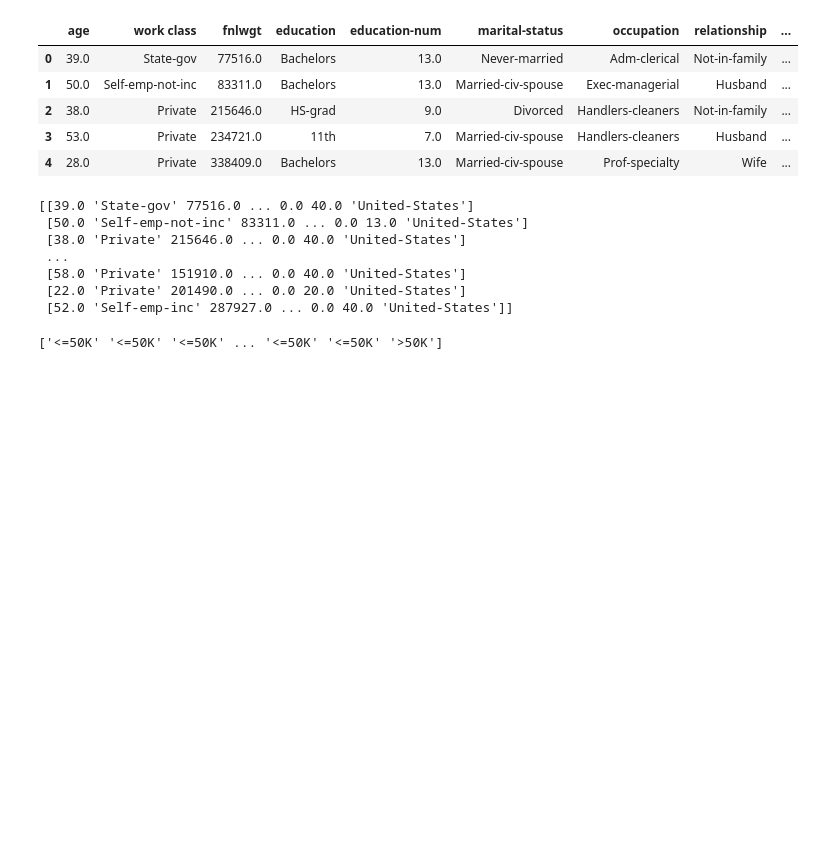
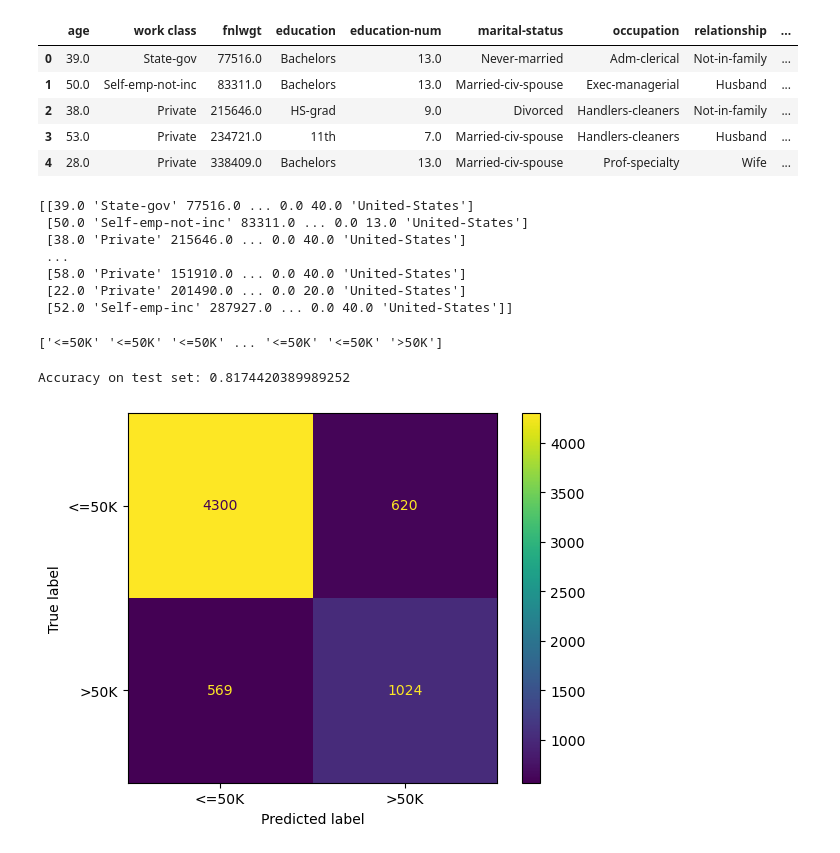
Before and after one commit to thavananh/MachineLearning, a Jupyter notebook: pythonProject1/Experiments/2411COMP171201/adult/ProjectForSubject.ipynb, the cells around one changed output. Cells and saved outputs as stored; diff of their text form; code cells hidden in the pictures; blank space fills up the shorter version.

```diff
--- a/pythonProject1/Experiments/2411COMP171201/adult/ProjectForSubject.ipynb
+++ b/pythonProject1/Experiments/2411COMP171201/adult/ProjectForSubject.ipynb
@@ -58,9 +58,9 @@ X_train, X_test, y_train, y_test = train_test_split(X, y, test_size=0.2, random_
 # %%
 from sklearn.preprocessing import LabelEncoder, OneHotEncoder
 from sklearn.compose import ColumnTransformer
-le = LabelEncoder()
-y_train = le.fit_transform(y_train)
-y_test = le.transform(y_test)
+# le = LabelEncoder()
+# y_train = le.fit_transform(y_train)
+# y_test = le.transform(y_test)
 # %%
 from sklearn.preprocessing import StandardScaler
 # Các chỉ số cột cần scale
@@ -84,3 +84,19 @@ X_test[:, indices] = X_test_scaled
 ct = ColumnTransformer(transformers=[('encoder', OneHotEncoder(), [1, 3, 5, 6, 7, 8, 9, 13])], remainder='passthrough')
 X_train = ct.fit_transform(X_train)
 X_test = ct.transform(X_test)
+# %%
+from sklearn.tree import DecisionTreeClassifier
+DTC = DecisionTreeClassifier(criterion='gini', random_state=2004)
+DTC.fit(X_train, y_train)
+y_pred = DTC.predict(X_test)
+print(f'Accuracy on test set: {DTC.score(X_test, y_test)}')
+# %% [output]
+Accuracy on test set: 0.8174420389989252
+# %%
+from sklearn.metrics import confusion_matrix, ConfusionMatrixDisplay
+cm = confusion_matrix(y_test, y_pred, labels=DTC.classes_)
+disp = ConfusionMatrixDisplay(confusion_matrix=cm, display_labels=DTC.classes_)
+disp.plot()
+plt.gca().grid(False)
+# %% [output]
+[figure, added]
```
